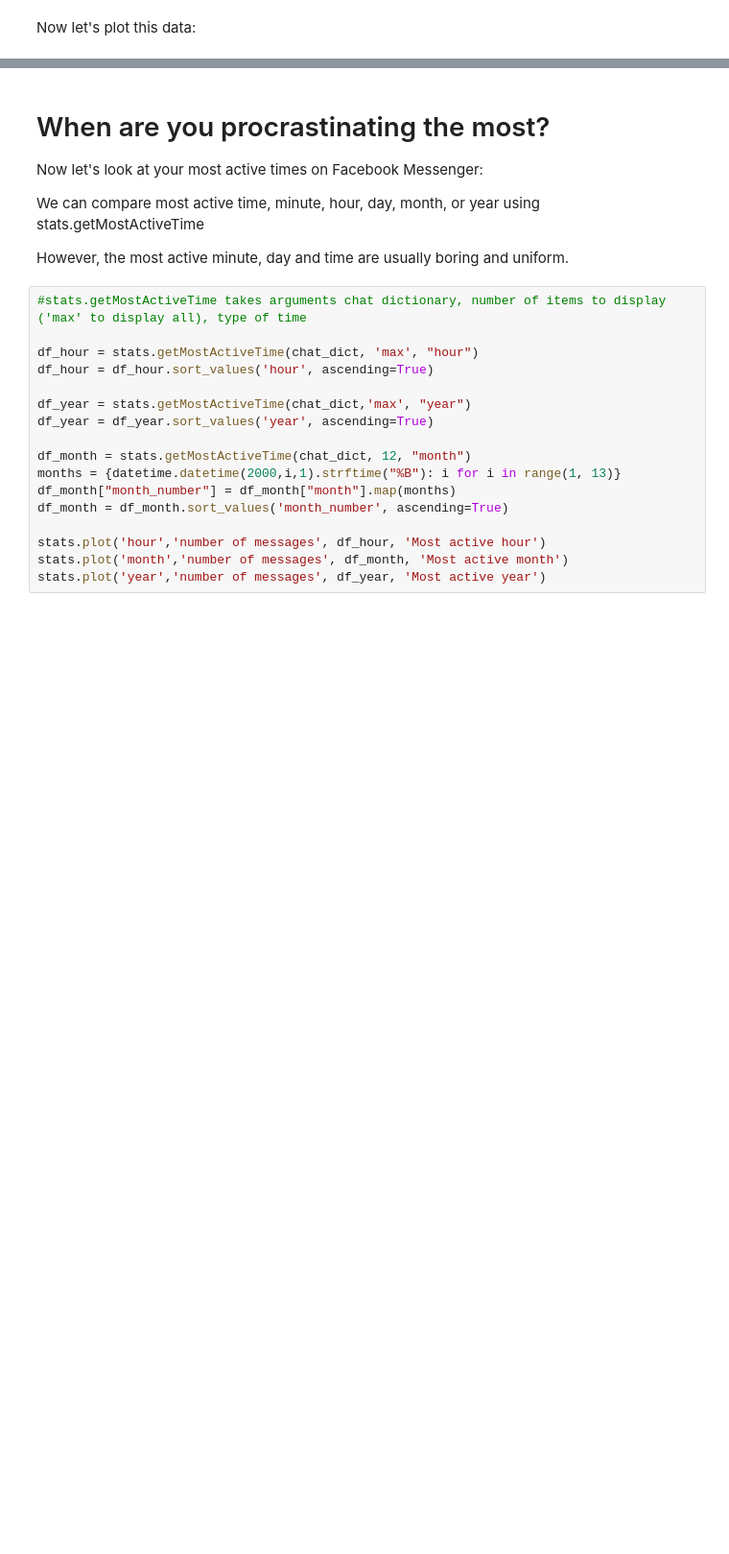
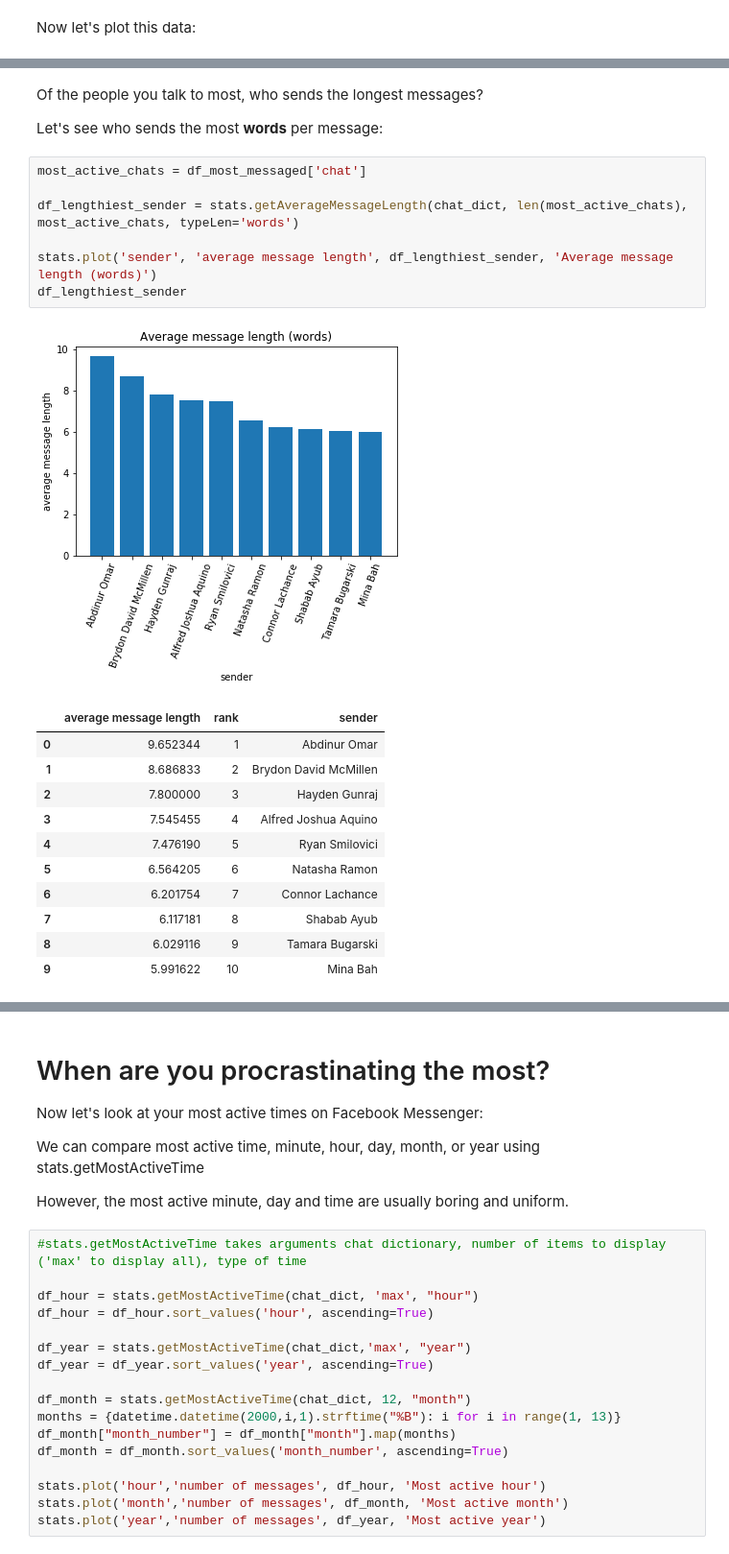
Before and after one commit to simonwongwong/Facebook-Messenger-Statistics, a Jupyter notebook: facebook-messenger-stats.ipynb, the cells around one changed output, grey strips where cells are left out. Shown at 96% size. Drawn from its saved outputs; the diff is of its cells as text; blank space fills up the shorter version.

```diff
--- a/facebook-messenger-stats.ipynb
+++ b/facebook-messenger-stats.ipynb
@@ -34,0 +49,24 @@ stats.plot(x,y, data, plot_title)
+# %% [markdown]
+Of the people you talk to most, who sends the longest messages?
+
+Let's see who sends the most **words** per message:
+# %%
+most_active_chats = df_most_messaged['chat']
+
+df_lengthiest_sender = stats.getAverageMessageLength(chat_dict, len(most_active_chats), most_active_chats, typeLen='words')
+
+stats.plot('sender', 'average message length', df_lengthiest_sender, 'Average message length (words)')
+df_lengthiest_sender
+# %% [output]
+[figure, added]
+|  | average message length | rank | sender |
+| 0 | 9.652344 | 1 | Abdinur Omar |
+| 1 | 8.686833 | 2 | Brydon David McMillen |
+| 2 | 7.800000 | 3 | Hayden Gunraj |
+| 3 | 7.545455 | 4 | Alfred Joshua Aquino |
+| 4 | 7.476190 | 5 | Ryan Smilovici |
+| 5 | 6.564205 | 6 | Natasha Ramon |
+| 6 | 6.201754 | 7 | Connor Lachance |
+| 7 | 6.117181 | 8 | Shabab Ayub |
+| 8 | 6.029116 | 9 | Tamara Bugarski |
+| 9 | 5.991622 | 10 | Mina Bah |
```
Also changed, not shown: parts of 9 cells of this notebook.
